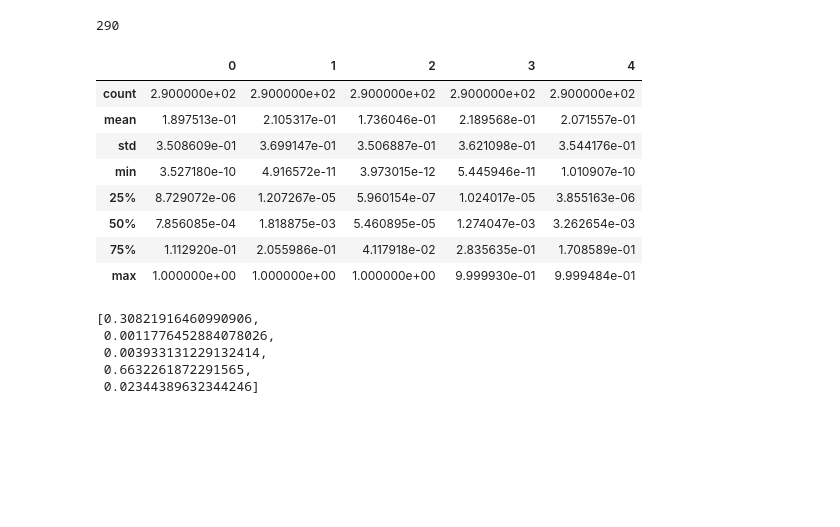
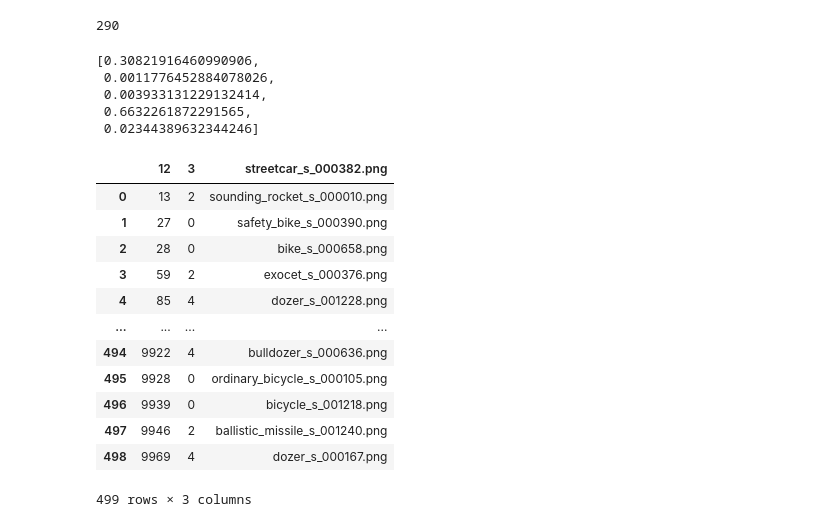
Before and after one commit to cyanmage/work-scones-project-nanodegree-project, a Jupyter notebook: project/batch-classification.ipynb, the cells around one changed output. Drawn from its saved outputs; the diff is of its cells as text; code cells hidden in the pictures; blank space fills up the shorter version.

```diff
--- a/project/batch-classification.ipynb
+++ b/project/batch-classification.ipynb
@@ -584,17 +585,9 @@ range(len(json_data))
 list_max_inferences = [max(simple_getter(json_data[idx])[0]) for idx in range(len(json_data))]
 probabilities= [simple_getter(json_data[idx])[0] for idx in range(len(json_data))]
 df_probabilities_result = pd.DataFrame(probabilities)
-df_probabilities_result.describe()
+#df_probabilities_result.round(2).describe()
+#list_max_inferences
+df_probabilities_result.columns= litteral_type_vehicles
-# %% [output]
-|  | 0 | 1 | 2 | 3 | 4 |
-| count | 2.900000e+02 | 2.900000e+02 | 2.900000e+02 | 2.900000e+02 | 2.900000e+02 |
-| mean | 1.897513e-01 | 2.105317e-01 | 1.736046e-01 | 2.189568e-01 | 2.071557e-01 |
-| std | 3.508609e-01 | 3.699147e-01 | 3.506887e-01 | 3.621098e-01 | 3.544176e-01 |
-| min | 3.527180e-10 | 4.916572e-11 | 3.973015e-12 | 5.445946e-11 | 1.010907e-10 |
-| 25% | 8.729072e-06 | 1.207267e-05 | 5.960154e-07 | 1.024017e-05 | 3.855163e-06 |
-| 50% | 7.856085e-04 | 1.818875e-03 | 5.460895e-05 | 1.274047e-03 | 3.262654e-03 |
-| 75% | 1.112920e-01 | 2.055986e-01 | 4.117918e-02 | 2.835635e-01 | 1.708589e-01 |
-| max | 1.000000e+00 | 1.000000e+00 | 1.000000e+00 | 9.999930e-01 | 9.999484e-01 |
 # %%
 #list_max_inferences[8]
 probabilities[8]
@@ -604,6 +597,23 @@ probabilities[8]
  0.003933131229132414,
  0.6632261872291565,
  0.02344389632344246]
+# %%
+vehicles_tested = pd.read_csv("./test_batch_classification.lst", sep="\t")
+vehicles_tested
+# %% [output]
+|  | 12 | 3 | streetcar_s_000382.png |
+| 0 | 13 | 2 | sounding_rocket_s_000010.png |
+| 1 | 27 | 0 | safety_bike_s_000390.png |
+| 2 | 28 | 0 | bike_s_000658.png |
+| 3 | 59 | 2 | exocet_s_000376.png |
+| 4 | 85 | 4 | dozer_s_001228.png |
+| ... | ... | ... | ... |
+| 494 | 9922 | 4 | bulldozer_s_000636.png |
+| 495 | 9928 | 0 | ordinary_bicycle_s_000105.png |
+| 496 | 9939 | 0 | bicycle_s_001218.png |
+| 497 | 9946 | 2 | ballistic_missile_s_001240.png |
+| 498 | 9969 | 4 | dozer_s_000167.png |
+499 rows × 3 columns
 # %%
 df_probabilities_result.head(20).round(2)
 # %% [output]
```
Also changed, not shown: parts of 6 cells of this notebook.
